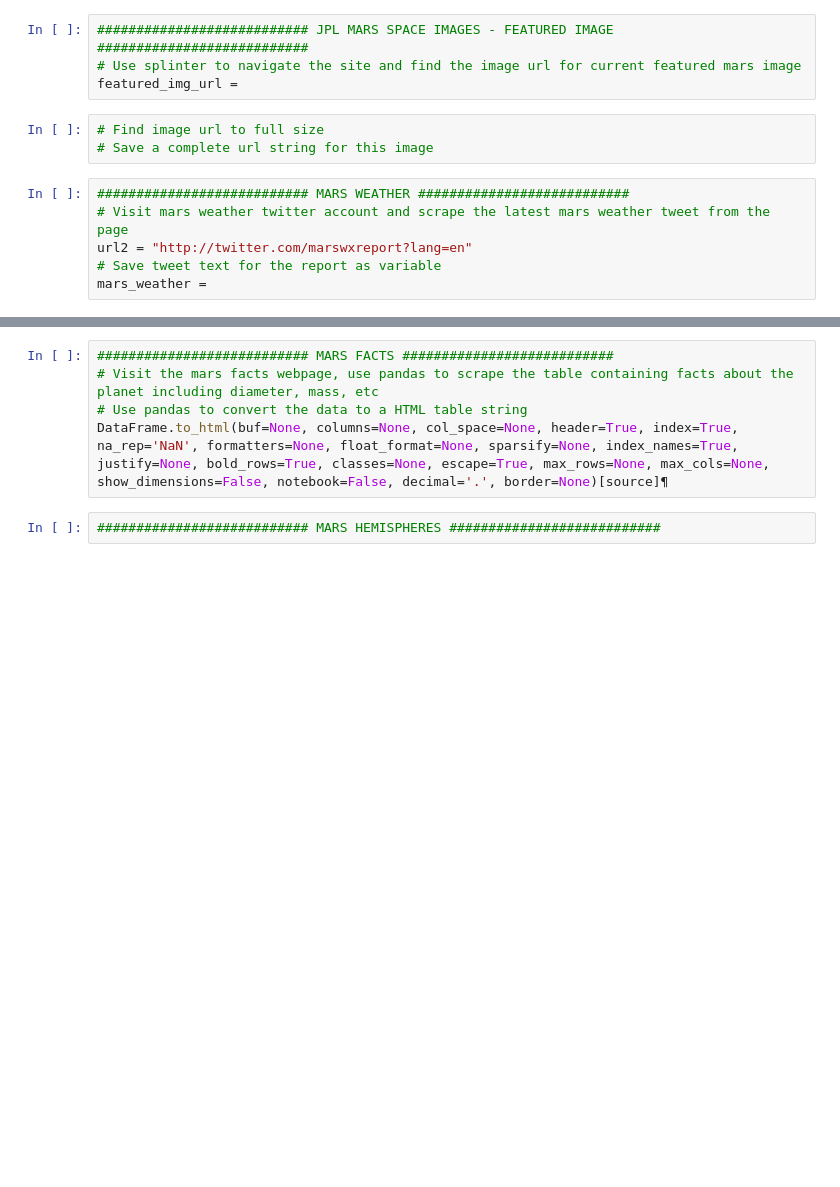
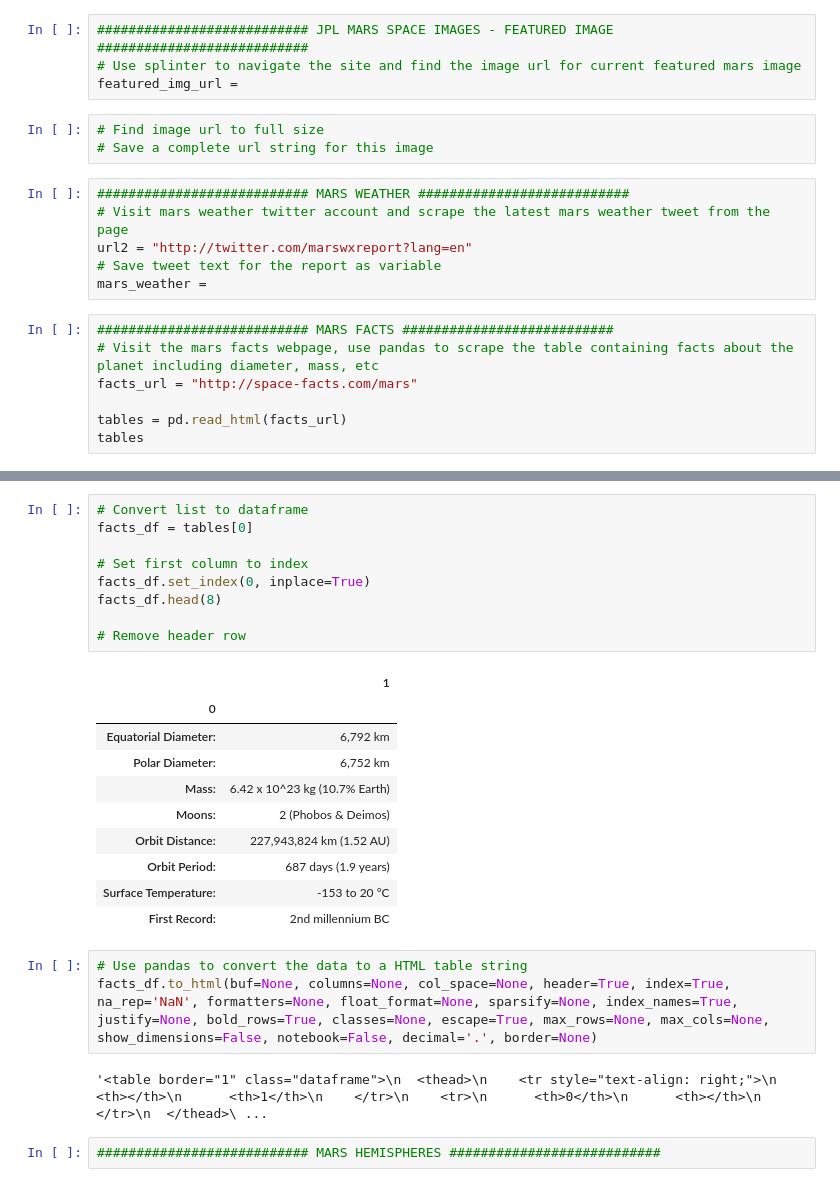
Before and after one commit to ehyoder/mission-to-mars-wk13hw, a Jupyter notebook: mission_to_mars.ipynb, the cells around one changed output, grey strips where cells are left out. Saved outputs shown, nothing was run; the diff lists cells and outputs as text; blank space fills up the shorter version.

```diff
--- a/mission_to_mars.ipynb
+++ b/mission_to_mars.ipynb
@@ -25,3 +91,10 @@ featured_img_url =
 url2 = "http://twitter.com/marswxreport?lang=en"
 # Save tweet text for the report as variable
 mars_weather =
+# %%
+########################### MARS FACTS ###########################
+# Visit the mars facts webpage, use pandas to scrape the table containing facts about the planet including diameter, mass, etc
+facts_url = "http://space-facts.com/mars"
+
+tables = pd.read_html(facts_url)
+tables
@@ -28,7 +112,27 @@ mars_weather =
+# %%
+# Convert list to dataframe
+facts_df = tables[0]
+
+# Set first column to index
+facts_df.set_index(0, inplace=True)
+facts_df.head(8)
+
+# Remove header row
+# %% [output]
+|  | 1 |
+| 0 |  |
+| Equatorial Diameter: | 6,792 km |
+| Polar Diameter: | 6,752 km |
+| Mass: | 6.42 x 10^23 kg (10.7% Earth) |
+| Moons: | 2 (Phobos & Deimos) |
+| Orbit Distance: | 227,943,824 km (1.52 AU) |
+| Orbit Period: | 687 days (1.9 years) |
+| Surface Temperature: | -153 to 20 °C |
+| First Record: | 2nd millennium BC |
 # %%
-########################### MARS FACTS ###########################
-# Visit the mars facts webpage, use pandas to scrape the table containing facts about the planet including diameter, mass, etc
 # Use pandas to convert the data to a HTML table string
-DataFrame.to_html(buf=None, columns=None, col_space=None, header=True, index=True, na_rep='NaN', formatters=None, float_format=None, sparsify=None, index_names=True, justify=None, bold_rows=True, classes=None, escape=True, max_rows=None, max_cols=None, show_dimensions=False, notebook=False, decimal='.', border=None)[source]¶
+facts_df.to_html(buf=None, columns=None, col_space=None, header=True, index=True, na_rep='NaN', formatters=None, float_format=None, sparsify=None, index_names=True, justify=None, bold_rows=True, classes=None, escape=True, max_rows=None, max_cols=None, show_dimensions=False, notebook=False, decimal='.', border=None)
+# %% [output]
+'<table border="1" class="dataframe">\n  <thead>\n    <tr style="text-align: right;">\n      <th></th>\n      <th>1</th>\n    </tr>\n    <tr>\n      <th>0</th>\n      <th></th>\n    </tr>\n  </thead>\ ...
 # %%
 ########################### MARS HEMISPHERES ###########################
```
Also changed, not shown: parts of 13 cells of this notebook, 1 other file.
